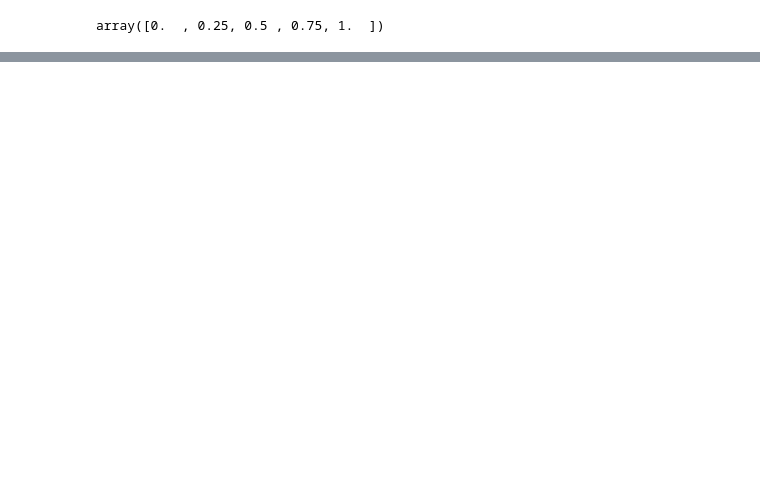
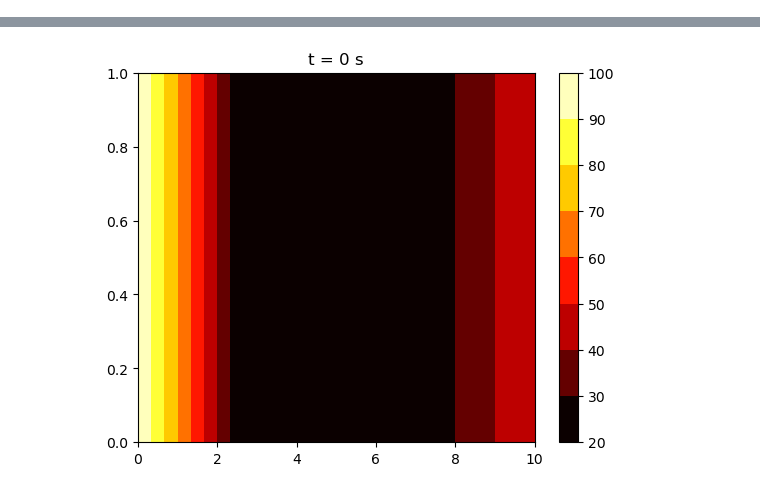
Before and after one commit to cjuarezramos/MMS022025, a Jupyter notebook: ejemplo1113_ecuacionconducioncalor.ipynb, the cells around one changed output, grey strips where cells are left out. Drawn from its saved outputs; the diff is of its cells as text; code cells hidden in the pictures; blank space fills up the shorter version.

```diff
--- a/ejemplo1113_ecuacionconducioncalor.ipynb
+++ b/ejemplo1113_ecuacionconducioncalor.ipynb
@@ -61,5 +60,21 @@ y = np.linspace(0,1,5)
 X, Y = np.meshgrid(x,y)
 # variable informatica donde almacenar la temperatura
 T1d = np.zeros((len(y),Nx,Nt))
+
+# Dandole valores ya calculados de la barra
+for l in range(Nt):
+    for i in range(Nx):
+        T1d[:,i,l] = T[i,l]
-# %% [output]
-array([0.  , 0.25, 0.5 , 0.75, 1.  ])
+# %%
+fig2, ax2 = plt.subplots()
+c = ax2.contourf(X,Y,T1d[:,:,0], cmap='hot', vmin = 25, vmax = 100)
+fig2.colorbar(c)
+
+def update2(num):
+    ax2.clear()
+    c = ax2.contourf(X,Y,T1d[:,:,num], cmap='hot', vmin = 25, vmax = 100)
+    ax2.set_title('t = ' + str(num*dt) + ' s')
+    return c,
+ani2 = animation.FuncAnimation(fig2, update2, frames=Nt, interval=100)
+HTML(ani2.to_jshtml())
+# %% [output]
@@ -66,3 +82,4 @@ array([0.  , 0.25, 0.5 , 0.75, 1.  ])
+[figure, added]
 # %%
 # Dos dimensiones
 import numpy as np
```
Also changed, not shown: parts of 3 cells of this notebook.
